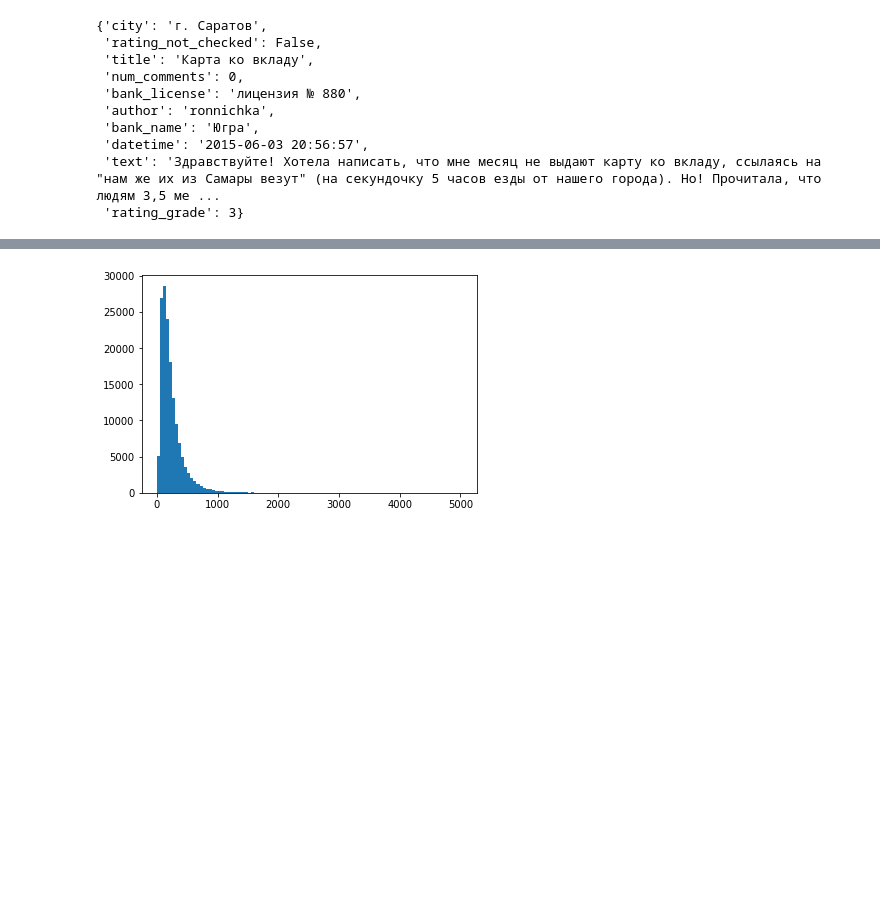
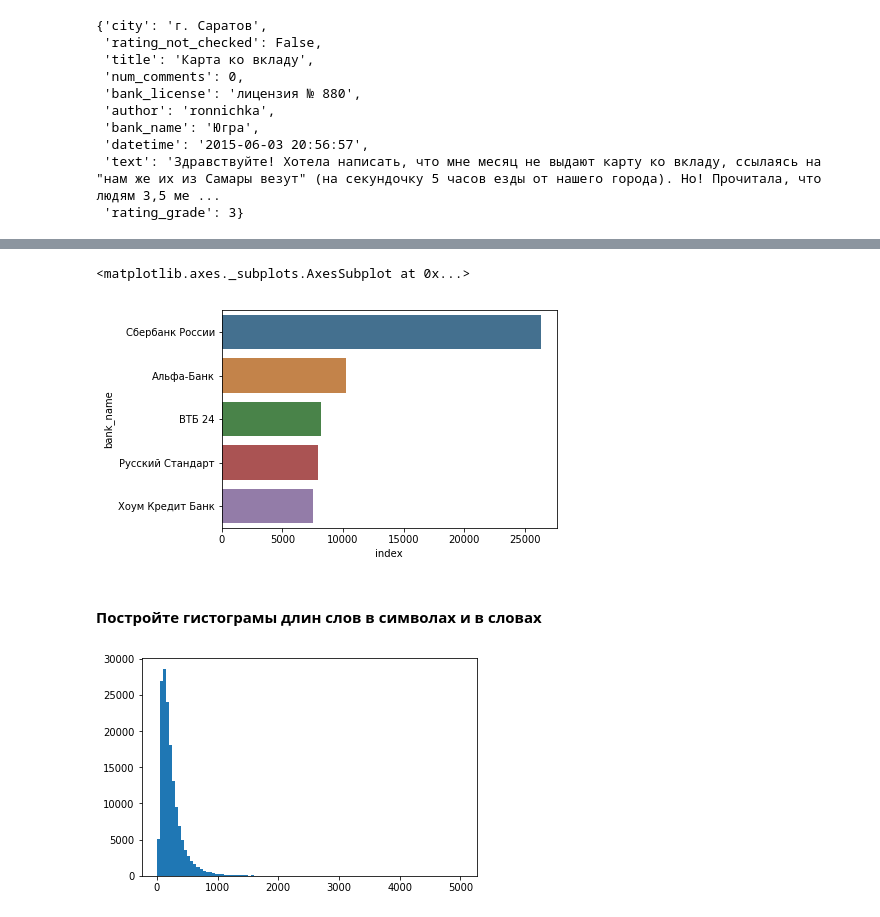
Before and after one commit to IrinaBelaya87/Homework, a Jupyter notebook: nlp-1.ipynb, the cells around one changed output, grey strips where cells are left out. Cells and saved outputs as stored; diff of their text form; code cells hidden in the pictures; blank space fills up the shorter version.

```diff
--- a/nlp-1.ipynb
+++ b/nlp-1.ipynb
@@ -75,3 +77,12 @@ counter
+# %%
+bank_names = data.loc[:,['bank_name']].copy()
+banks = bank_names.reset_index().groupby('bank_name').count().sort_values('index', ascending=False).head(5)
+sns.barplot(data=banks.reset_index(), x='index', y='bank_name', saturation=.5)
+# %% [output]
+<matplotlib.axes._subplots.AxesSubplot at 0x...>
+[figure, added]
+# %% [markdown]
+#### Постройте гистограмы длин слов в символах и в словах
 # %%
 df = pd.DataFrame()
 
```
Also changed, not shown: parts of 50 cells of this notebook.
